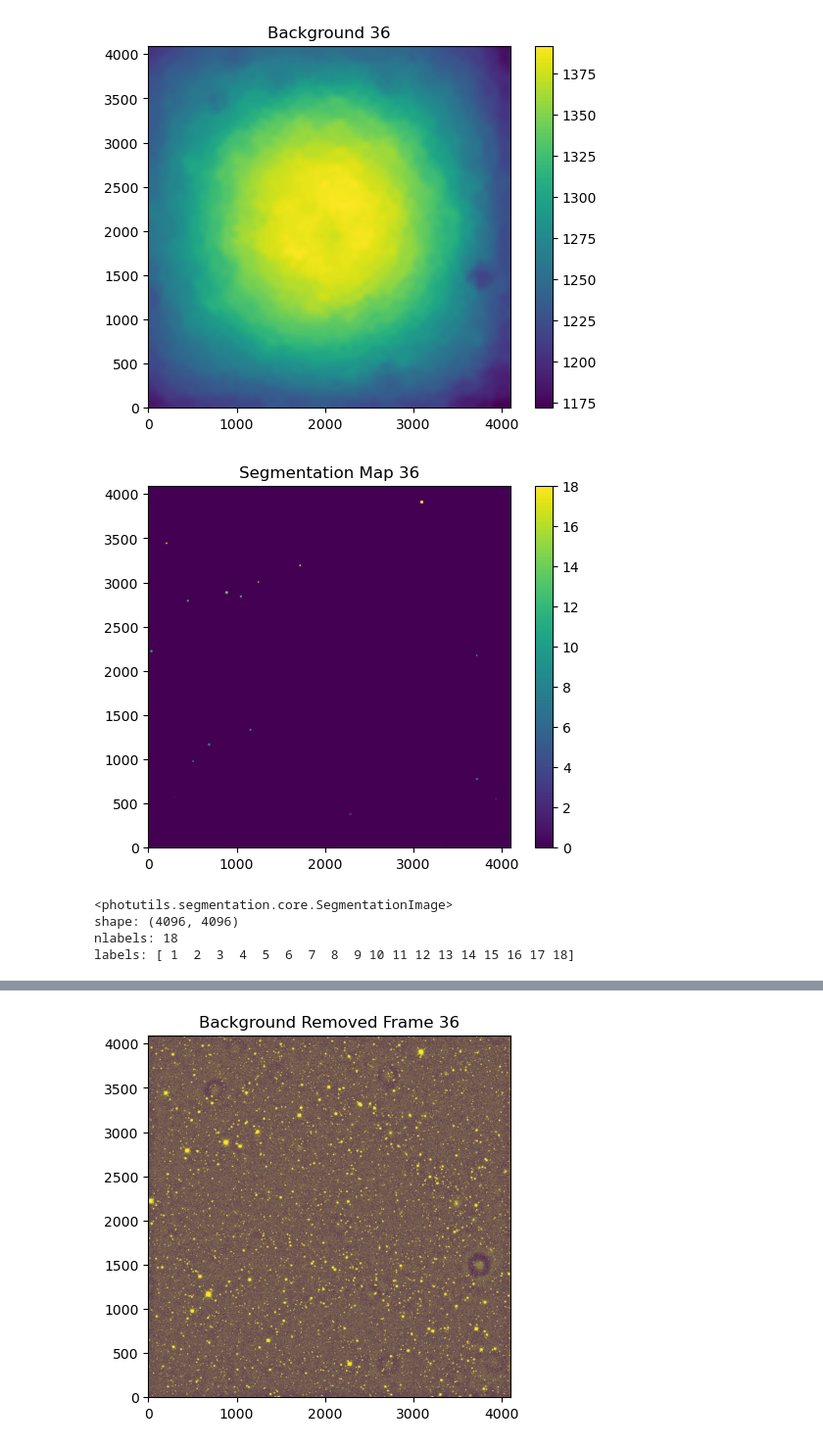
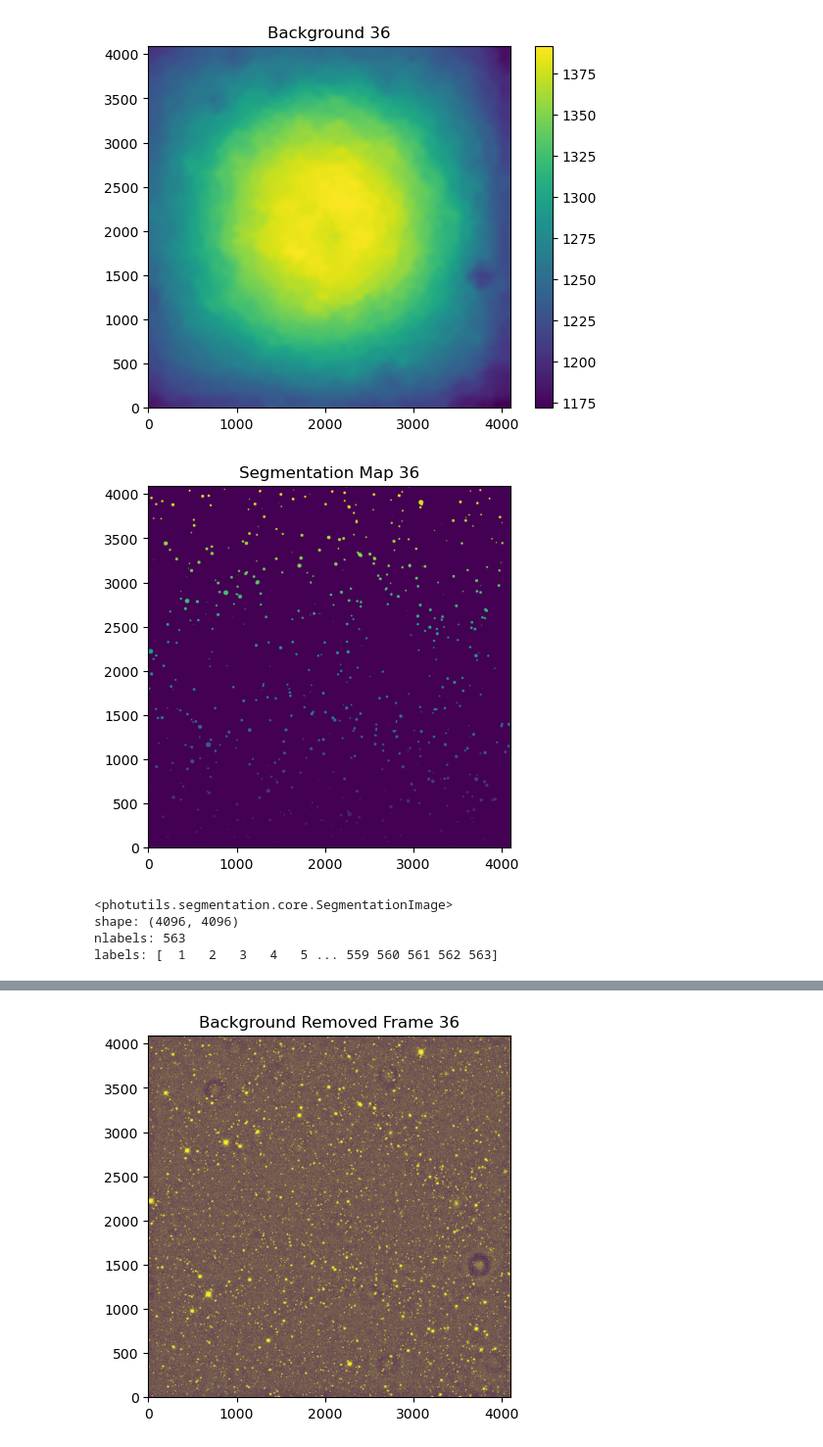
Before and after one commit to JackDavidMaher/THE-BOYZ-ARE-BACK, a Jupyter notebook: Astro_Labbook_2025.ipynb, the cells around one changed output, grey strips where cells are left out. Shown at 98% size. Cells and saved outputs as stored; diff of their text form; code cells hidden in the pictures.

```diff
--- a/Astro_Labbook_2025.ipynb
+++ b/Astro_Labbook_2025.ipynb
@@ -398,16 +404,15 @@ Background Median = 310.0 adu
 Background rms = 59.84645364707618 adu
 [figure]
 # %%
-gaussiankernal = photoseg.make_2dgaussian_kernel(25, 25)
-threshold = bgimg + 2 * bgrms
-convolved_data = convolve(frame31, gaussiankernal) * u.adu
-segment_map = photoseg.detect_sources(convolved_data, threshold, npixels=5)
+gaussiankernal31 = photoseg.make_2dgaussian_kernel(25, 25)
+threshold31 = bgimg31 + 2 * bgrms31
+convolved_data31 = convolve(frame31, gaussiankernal31) * u.adu
+segment_map31 = photoseg.detect_sources(convolved_data31, threshold31, npixels=5)
 
-plt.imshow(segment_map)
+plt.imshow(segment_map31)
 plt.gca().invert_yaxis()
 plt.title("Segmentation Map 31")
-plt.colorbar()
 plt.show()
 
-print(segment_map)
+print(segment_map31)
 # %% [output]
@@ -437,14 +457,14 @@ INFO: using the unit adu passed to the FITS reader instead of the unit adu in th
 [figure]
 # %%
 bg36 = photobg.Background2D(frame36, 64, filter_size=3, bkg_estimator=MedianBackground())
-bgmedian = bg36.background_median
-bgrms = bg36.background_rms_median
-print(f"Background Median = {bgmedian}")
-print(f"Background rms = {bgrms}")
+bgmedian36 = bg36.background_median
+bgrms36 = bg36.background_rms_median
+print(f"Background Median = {bgmedian36}")
+print(f"Background rms = {bgrms36}")
 
-bgimg = bg36.background
+bgimg36 = bg36.background
 
-plt.imshow(np.asarray(bgimg), interpolation="nearest")
+plt.imshow(np.asarray(bgimg36), interpolation="nearest")
 plt.gca().invert_yaxis()
 plt.title("Background 36")
 plt.colorbar()
@@ -454,21 +474,20 @@ Background Median = 1288.0000000000002 adu
 Background rms = 71.79759701888088 adu
 [figure]
 # %%
-gaussiankernal = photoseg.make_2dgaussian_kernel(25, 25)
-threshold = bgimg + 2 * bgrms
-convolved_data = convolve(frame31, gaussiankernal) * u.adu
-segment_map = photoseg.detect_sources(convolved_data, threshold, npixels=5)
+gaussiankernal36 = photoseg.make_2dgaussian_kernel(25, 25)
+threshold36 = bgimg36 + 2 * bgrms36
+convolved_data36 = convolve(frame36, gaussiankernal36) * u.adu
+segment_map36 = photoseg.detect_sources(convolved_data36, threshold36, npixels=5)
 
-plt.imshow(segment_map)
+plt.imshow(segment_map36)
 plt.gca().invert_yaxis()
 plt.title("Segmentation Map 36")
-plt.colorbar()
 plt.show()
 
 print(segment_map)
 # %% [output]
-[figure, old version]
+[figure, new version]
 <photutils.segmentation.core.SegmentationImage>
 shape: (4096, 4096)
-nlabels: 18
-labels: [ 1  2  3  4  5  6  7  8  9 10 11 12 13 14 15 16 17 18]
+nlabels: 563
+labels: [  1   2   3   4   5 ... 559 560 561 562 563]
```
Also changed, not shown: parts of 13 cells of this notebook.
